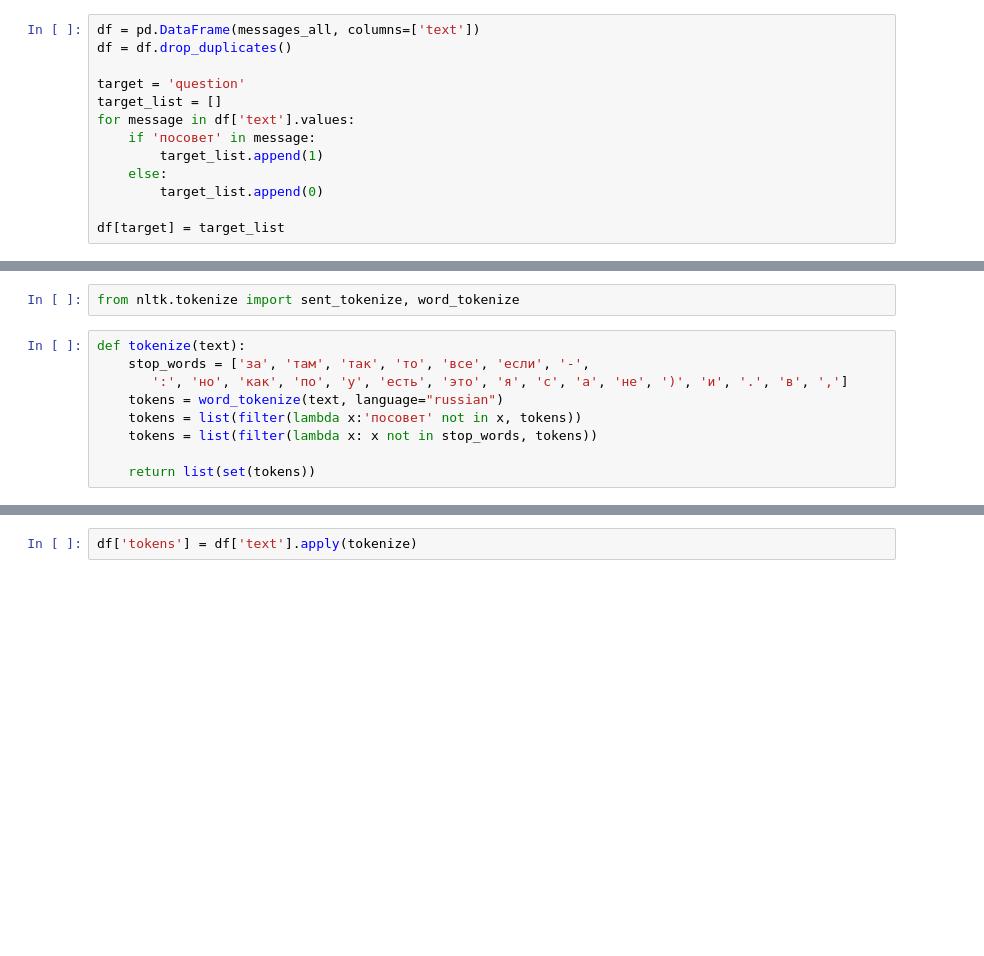
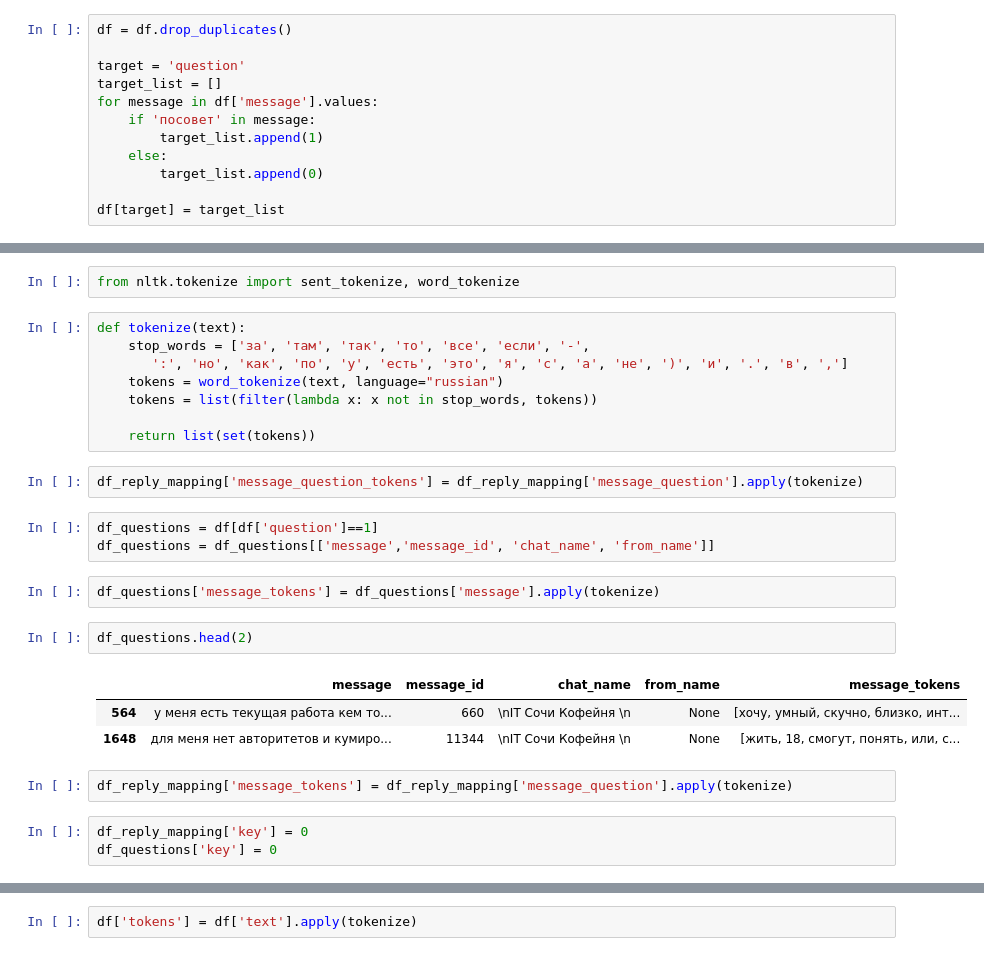
Before and after one commit to tserekh/advice, a Jupyter notebook: advice.ipynb, the cells around one changed output, grey strips where cells are left out. Cells and saved outputs as stored; diff of their text form; blank space fills up the shorter version.

```diff
--- a/advice.ipynb
+++ b/advice.ipynb
@@ -27,10 +54,9 @@ messages_all = list(filter(len, messages_all))
 # %%
-df = pd.DataFrame(messages_all, columns=['text'])
 df = df.drop_duplicates()
 
 target = 'question'
 target_list = []
-for message in df['text'].values:
+for message in df['message'].values:
     if 'посовет' in message:
         target_list.append(1)
     else:
@@ -139,7 +109,24 @@ def tokenize(text):
     stop_words = ['за', 'там', 'так', 'то', 'все', 'если', '-',
        ':', 'но', 'как', 'по', 'у', 'есть', 'это', 'я', 'с', 'а', 'не', ')', 'и', '.', 'в', ',']
     tokens = word_tokenize(text, language="russian")
-    tokens = list(filter(lambda x:'посовет' not in x, tokens))
     tokens = list(filter(lambda x: x not in stop_words, tokens))
 
     return list(set(tokens))
+# %%
+df_reply_mapping['message_question_tokens'] = df_reply_mapping['message_question'].apply(tokenize)
+# %%
+df_questions = df[df['question']==1]
+df_questions = df_questions[['message','message_id', 'chat_name', 'from_name']]
+# %%
+df_questions['message_tokens'] = df_questions['message'].apply(tokenize)
+# %%
+df_questions.head(2)
+# %% [output]
+|  | message | message_id | chat_name | from_name | message_tokens |
+| 564 | у меня есть текущая работа кем то... | 660 | \nIT Сочи Кофейня \n | None | [хочу, умный, скучно, близко, инт... |
+| 1648 | для меня нет авторитетов и кумиро... | 11344 | \nIT Сочи Кофейня \n | None | [жить, 18, смогут, понять, или, с... |
+# %%
+df_reply_mapping['message_tokens'] = df_reply_mapping['message_question'].apply(tokenize)
+# %%
+df_reply_mapping['key'] = 0
+df_questions['key'] = 0
```
Also changed, not shown: parts of 37 cells of this notebook.
